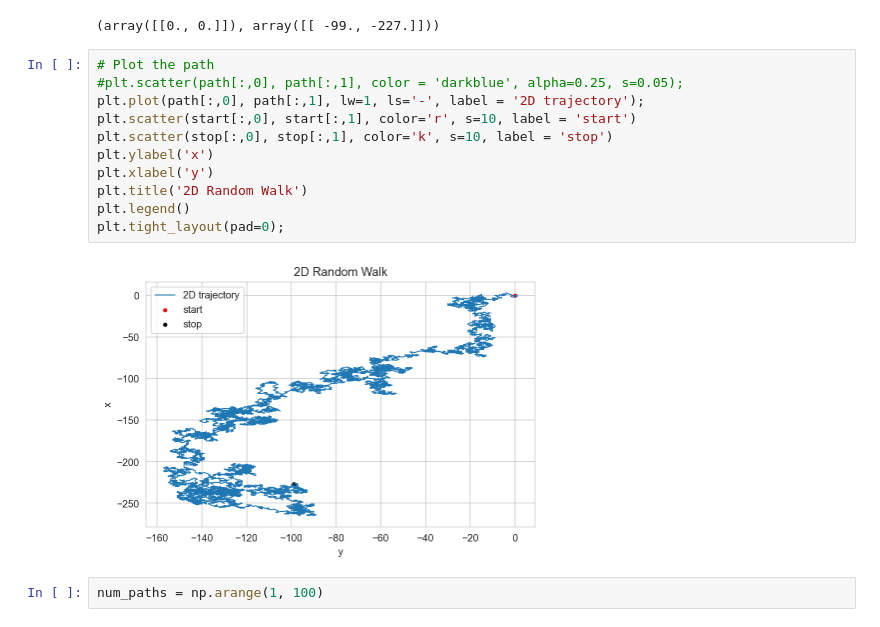
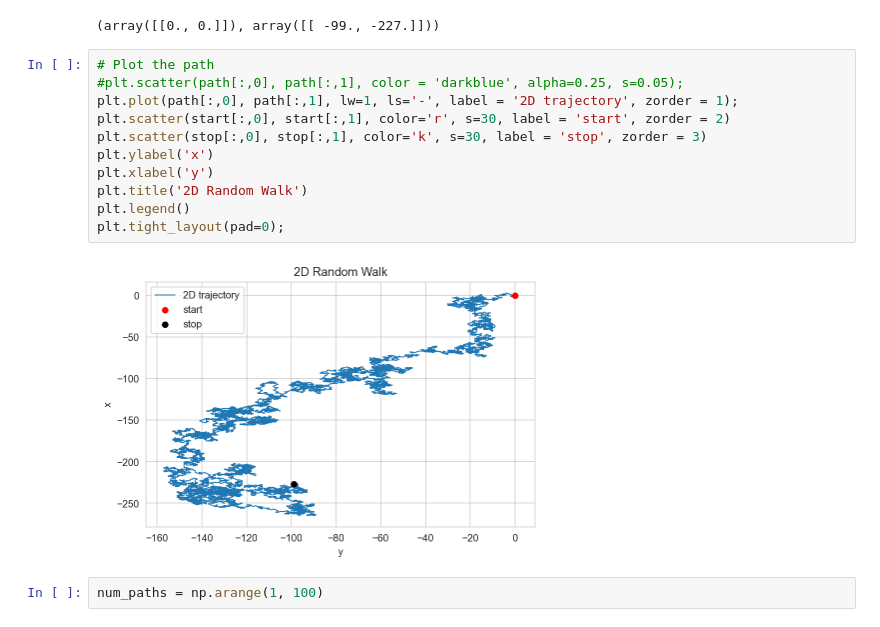
Before and after one commit to UCLA-Chem114/lab_notebooks, a Jupyter notebook: lecture_notebooks/8c_random_walk.ipynb, the cells around one changed output. Cells and saved outputs as stored; diff of their text form.

```diff
--- a/lecture_notebooks/8c_random_walk.ipynb
+++ b/lecture_notebooks/8c_random_walk.ipynb
@@ -153,16 +166,16 @@ start, stop
 # %%
 # Plot the path
 #plt.scatter(path[:,0], path[:,1], color = 'darkblue', alpha=0.25, s=0.05);
-plt.plot(path[:,0], path[:,1], lw=1, ls='-', label = '2D trajectory');
-plt.scatter(start[:,0], start[:,1], color='r', s=10, label = 'start')
-plt.scatter(stop[:,0], stop[:,1], color='k', s=10, label = 'stop')
+plt.plot(path[:,0], path[:,1], lw=1, ls='-', label = '2D trajectory', zorder = 1);
+plt.scatter(start[:,0], start[:,1], color='r', s=30, label = 'start', zorder = 2)
+plt.scatter(stop[:,0], stop[:,1], color='k', s=30, label = 'stop', zorder = 3)
 plt.ylabel('x')
 plt.xlabel('y')
 plt.title('2D Random Walk')
 plt.legend()
 plt.tight_layout(pad=0);
 # %% [output]
-[figure, old version]
+[figure, new version]
 # %%
 num_paths = np.arange(1, 100)
 # %%
```
Also changed, not shown: parts of 11 cells of this notebook.
